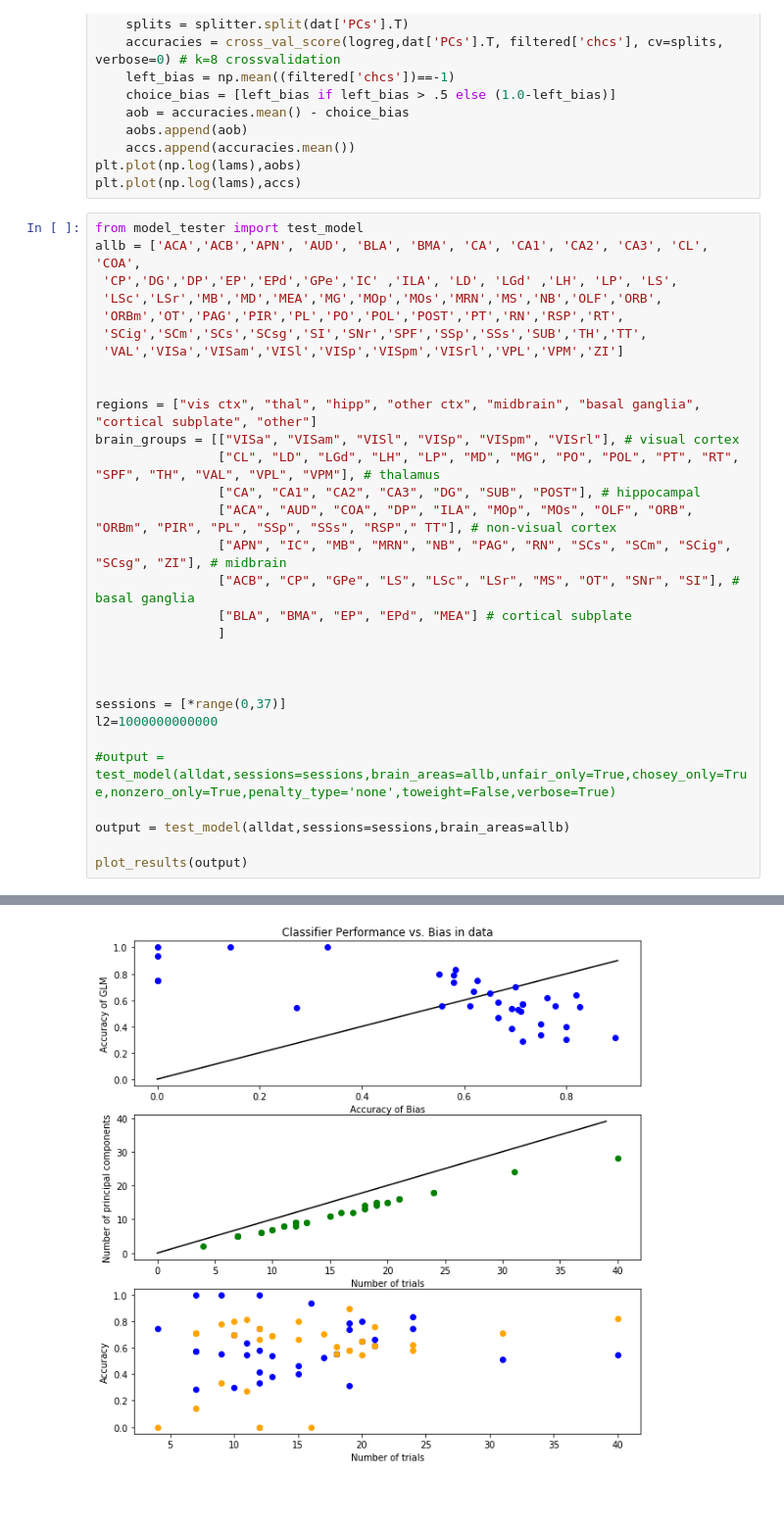
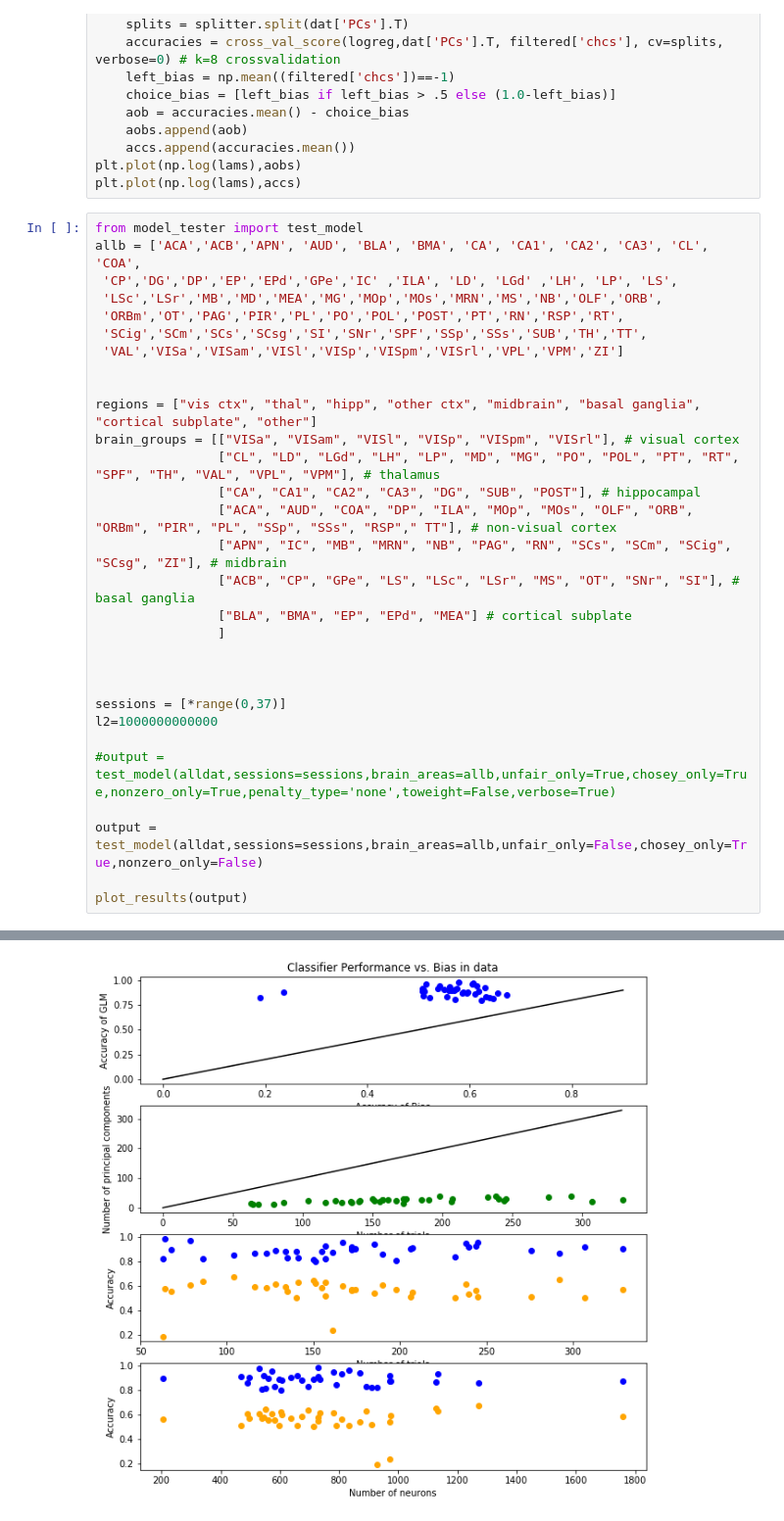
Before and after one commit to jorgeerrz/mistaken_mice, a Jupyter notebook: mistaken_mice.ipynb, the cells around one changed output, grey strips where cells are left out. Shown at 98% size. Cells and saved outputs as stored; diff of their text form.

```diff
--- a/mistaken_mice.ipynb
+++ b/mistaken_mice.ipynb
@@ -396,7 +381,7 @@ l2=1000000000000
 
 #output = test_model(alldat,sessions=sessions,brain_areas=allb,unfair_only=True,chosey_only=True,nonzero_only=True,penalty_type='none',toweight=False,verbose=True)
 
-output = test_model(alldat,sessions=sessions,brain_areas=allb)
+output = test_model(alldat,sessions=sessions,brain_areas=allb,unfair_only=False,chosey_only=True,nonzero_only=False)
 
 plot_results(output)
 # %% [output]
@@ -420 +405 @@ Session# 35 accuracy = 0.3157894736842105 bias= [0.8947368421052632], trial coun
-[figure, old version]
+[figure, new version]
```
Also changed, not shown: parts of 16 cells of this notebook, 3 other files.
